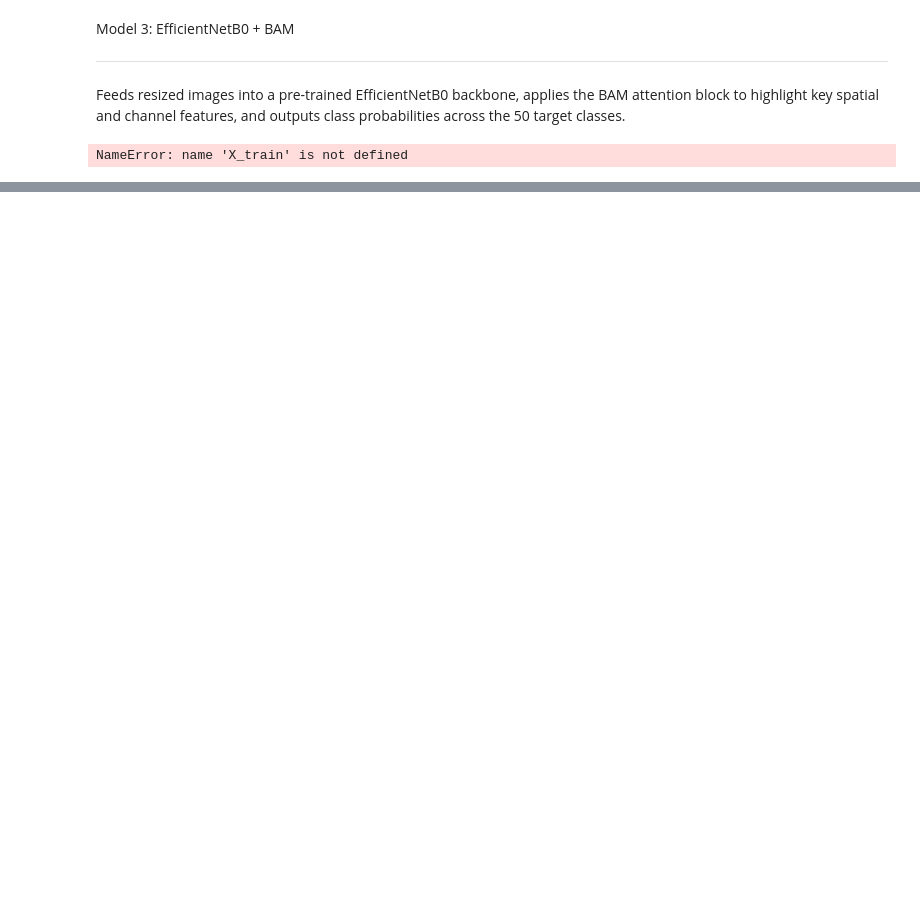
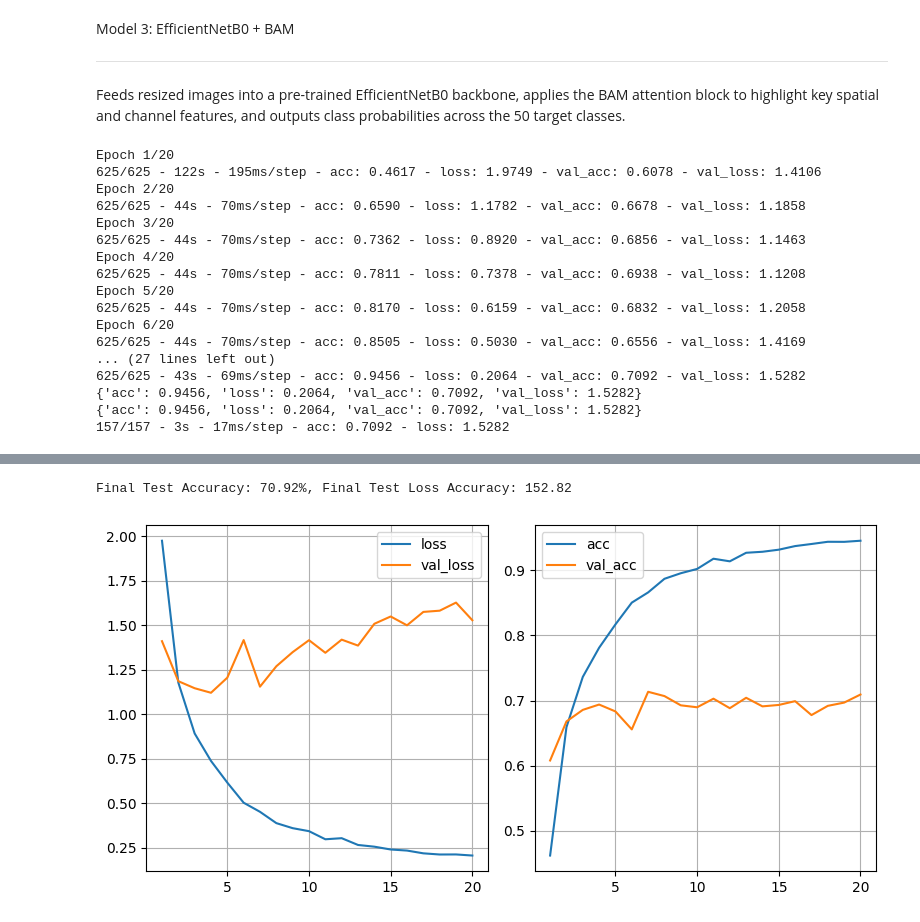
Before and after one commit to maybsalty/Deep-Learning-CIFAR100-project, a Jupyter notebook: 4930_model1.ipynb, the cells around one changed output, grey strips where cells are left out. Saved outputs shown, nothing was run; the diff lists cells and outputs as text; code cells hidden in the pictures; blank space fills up the shorter version.

```diff
--- a/4930_model1.ipynb
+++ b/4930_model1.ipynb
@@ -419,7 +442,7 @@ def create_efficientnetb0_bam_model(input_shape=(32, 32, 3), num_classes=50):
     inputs = layers.Input(input_shape)
 
     x = layers.Resizing(224,224)(inputs)
-    base_model = EfficientNetB0.EfficientNetB0(include_top=False,
+    base_model = EfficientNetB0(include_top=False,
                                                    weights='imagenet',
                                                    input_shape=(224,224,3))
     base_model.trainable = True # not freezing the layers
@@ -444,7 +467,7 @@ model = create_efficientnetb0_bam_model(
     input_shape=X_train.shape[1:], num_classes=50)
 
 history = compile_and_fit_model(model, X_train, y_train, X_test, y_test,
-                                epochs=20)
+                                epochs=20, batch_size=32)
 print(history_final_values(history))
 # model compiling
 
@@ -456,4 +479,20 @@ test_loss, test_acc = model.evaluate(X_test, y_test, verbose=2)
 print(f"\nFinal Test Accuracy: {test_acc * 100:.2f}%, Final Test Loss Accuracy: {test_loss * 100:.2f} ")
 model.save('best_efficientnetb0_model.h5')
 # %% [output]
-NameError: name 'X_train' is not defined
+Epoch 1/20
+625/625 - 122s - 195ms/step - acc: 0.4617 - loss: 1.9749 - val_acc: 0.6078 - val_loss: 1.4106
+Epoch 2/20
+625/625 - 44s - 70ms/step - acc: 0.6590 - loss: 1.1782 - val_acc: 0.6678 - val_loss: 1.1858
+Epoch 3/20
+625/625 - 44s - 70ms/step - acc: 0.7362 - loss: 0.8920 - val_acc: 0.6856 - val_loss: 1.1463
+Epoch 4/20
+625/625 - 44s - 70ms/step - acc: 0.7811 - loss: 0.7378 - val_acc: 0.6938 - val_loss: 1.1208
+Epoch 5/20
+625/625 - 44s - 70ms/step - acc: 0.8170 - loss: 0.6159 - val_acc: 0.6832 - val_loss: 1.2058
+Epoch 6/20
+625/625 - 44s - 70ms/step - acc: 0.8505 - loss: 0.5030 - val_acc: 0.6556 - val_loss: 1.4169
+... (27 lines left out)
+625/625 - 43s - 69ms/step - acc: 0.9456 - loss: 0.2064 - val_acc: 0.7092 - val_loss: 1.5282
+{'acc': 0.9456, 'loss': 0.2064, 'val_acc': 0.7092, 'val_loss': 1.5282}
+{'acc': 0.9456, 'loss': 0.2064, 'val_acc': 0.7092, 'val_loss': 1.5282}
+157/157 - 3s - 17ms/step - acc: 0.7092 - loss: 1.5282
@@ -459,0 +500,2 @@ NameError: name 'X_train' is not defined
+Final Test Accuracy: 70.92%, Final Test Loss Accuracy: 152.82
+[figure, added]
```
Also changed, not shown: parts of 6 cells of this notebook.
